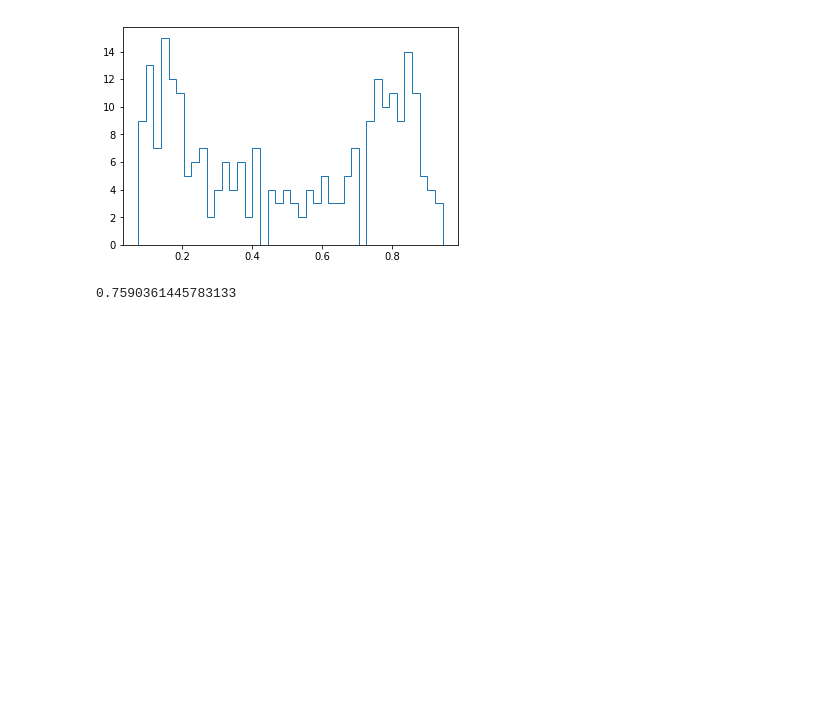
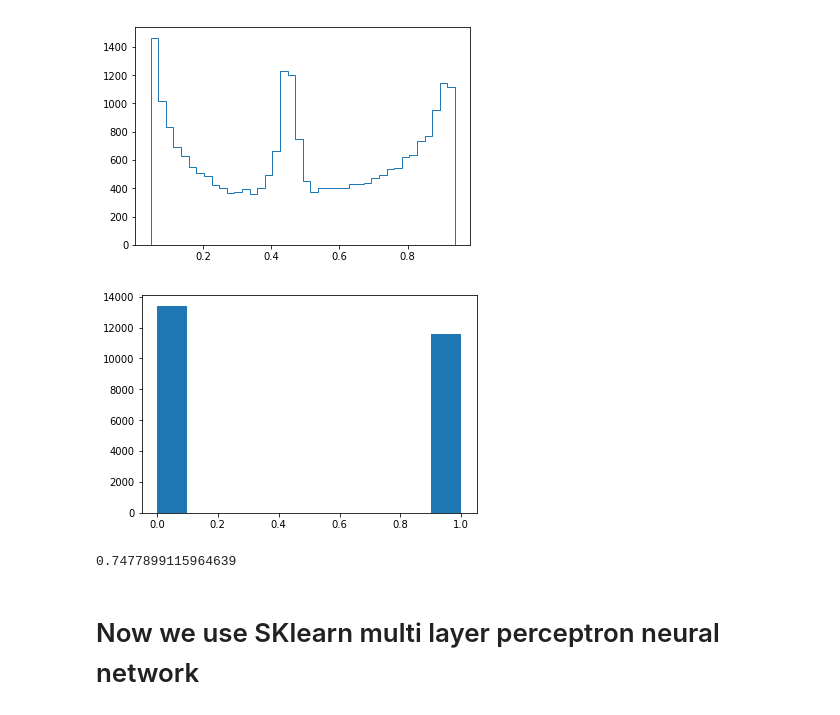
Before and after one commit to TSHTUM007/Masters_project, a Jupyter notebook: data_construct.ipynb, the cells around one changed output. Drawn from its saved outputs; the diff is of its cells as text; code cells hidden in the pictures; blank space fills up the shorter version.

```diff
--- a/data_construct.ipynb
+++ b/data_construct.ipynb
@@ -7,7 +12,7 @@ from sklearn.cross_validation import train_test_split
 def f(x):
     return 2*x + 1
 
-x=np.random.uniform(0,1,1000)
+x=np.random.uniform(0,1,100000)
 
 
 x0 = []
@@ -39,5 +44,4 @@ plt.scatter(x0,y0,s=4,facecolors='none',edgecolors='b',label='class0') # class 0
 plt.scatter(x1,y1,s=4,facecolors='none',edgecolors='r', label='class1') # class 1
 plt.legend()
 plt.show()
-len(x0)
 # %% [output]
@@ -92,10 +91,10 @@ numpy.random.seed(7)
 # %%
 # create model
 model = Sequential()
-model.add(Dense(2, input_dim=2, activation='relu'))
+model.add(Dense(4, input_dim=2, activation='relu'))
 model.add(Dense(1, activation='sigmoid'))
 # %%
 model.compile(loss='binary_crossentropy', optimizer='adam', metrics=['accuracy'])
 # %%
-model.fit(X_train, Y_train, epochs=15, batch_size=10)
+model.fit(X_train, Y_train, epochs=6, batch_size=100)
 # %% [output]
@@ -128,11 +122,14 @@ acc: 77.87%
 # %%
 predictions = model.predict(X_test)
 plt.hist(predictions,bins=40,histtype='step')
 plt.show()
 
 rounded = [round(x[0]) for x in predictions]
+plt.hist(rounded)
+plt.show()
 # %% [output]
-[figure, old version]
+[figure, new version]
+[figure, added]
 # %%
 c=0
 for i in range(len(Y_test)):
@@ -141,4 +138,6 @@ for i in range(len(Y_test)):
 accuracy = c/i
 print(accuracy)
 # %% [output]
-0.7590361445783133
+0.7477899115964639
+# %% [markdown]
+# Now we use SKlearn multi layer perceptron neural network
```
Also changed, not shown: parts of 16 cells of this notebook.
